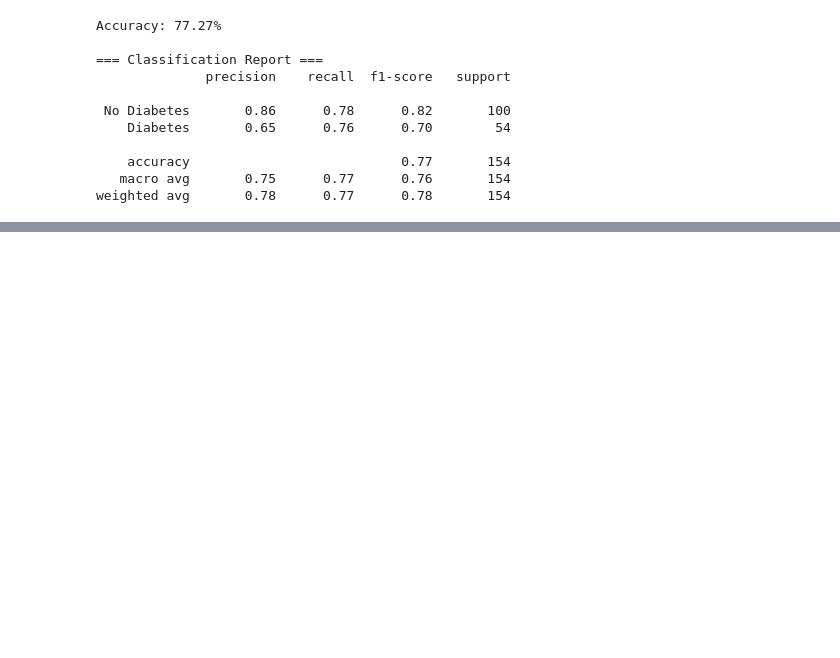
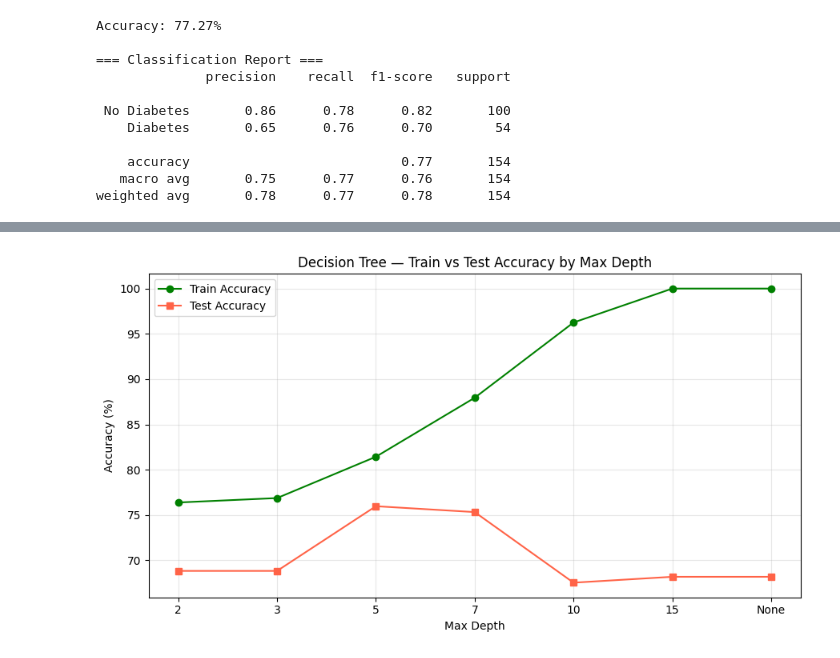
Before and after one commit to abdullah123-collab/Machine_Learning-, a Jupyter notebook: Basics/Comparing_Models/Diabetes/DecisionTree.ipynb, the cells around one changed output, grey strips where cells are left out. Cells and saved outputs as stored; diff of their text form; code cells hidden in the pictures; blank space fills up the shorter version.

```diff
--- a/Basics/Comparing_Models/Diabetes/DecisionTree.ipynb
+++ b/Basics/Comparing_Models/Diabetes/DecisionTree.ipynb
@@ -208,0 +261,24 @@ weighted avg       0.78      0.77      0.78       154
+# %%
+depth_range = [2, 3, 5, 7, 10, 15, None]
+train_accs  = []
+test_accs   = []
+depth_labels = [str(d) if d is not None else 'None' for d in depth_range]
+
+for d in depth_range:
+    dt = DecisionTreeClassifier(max_depth=d, random_state=42)
+    dt.fit(X_train, y_train)
+    train_accs.append(accuracy_score(y_train, dt.predict(X_train)) * 100)
+    test_accs.append(accuracy_score(y_test,  dt.predict(X_test))  * 100)
+
+plt.figure(figsize=(9, 5))
+plt.plot(depth_labels, train_accs, marker='o', label='Train Accuracy', color='green')
+plt.plot(depth_labels, test_accs,  marker='s', label='Test Accuracy',  color='tomato')
+plt.title('Decision Tree — Train vs Test Accuracy by Max Depth')
+plt.xlabel('Max Depth')
+plt.ylabel('Accuracy (%)')
+plt.legend()
+plt.grid(True, alpha=0.3)
+plt.tight_layout()
+plt.show()
+# %% [output]
+[figure, added]
```
Also changed, not shown: parts of 2 cells of this notebook.
